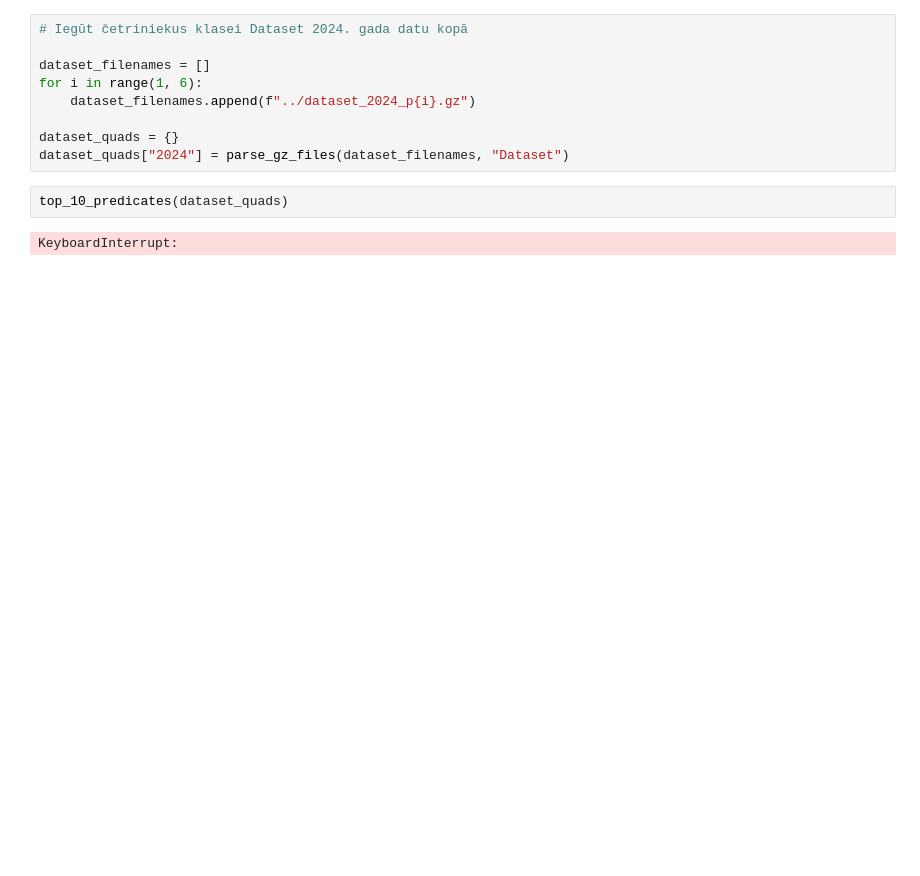
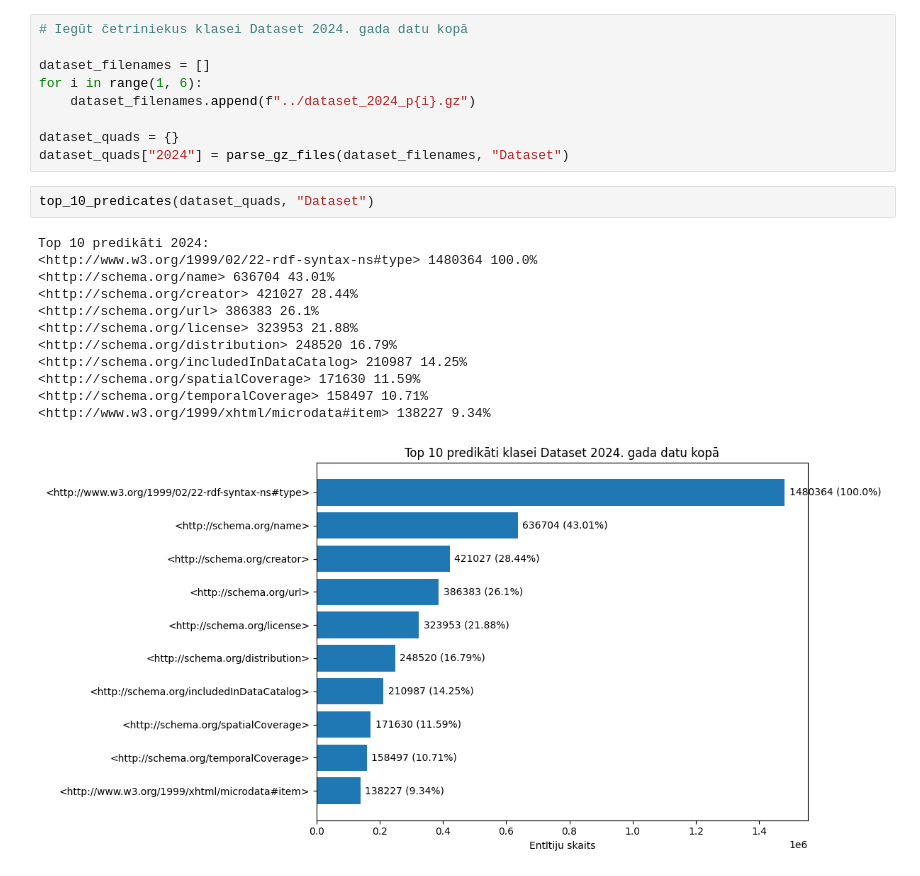
Before and after one commit to alexxxey0/SchemaOrg_Datu_Analize, a Jupyter notebook: analize_Dataset.ipynb, the cells around one changed output. Cells and saved outputs as stored; diff of their text form; blank space fills up the shorter version.

```diff
--- a/analize_Dataset.ipynb
+++ b/analize_Dataset.ipynb
@@ -12,6 +12,17 @@ for i in range(1, 6):
 dataset_quads = {}
 dataset_quads["2024"] = parse_gz_files(dataset_filenames, "Dataset")
 # %%
-top_10_predicates(dataset_quads)
+top_10_predicates(dataset_quads, "Dataset")
 # %% [output]
-KeyboardInterrupt:
+Top 10 predikāti 2024:
+<http://www.w3.org/1999/02/22-rdf-syntax-ns#type> 1480364 100.0%
+<http://schema.org/name> 636704 43.01%
+<http://schema.org/creator> 421027 28.44%
+<http://schema.org/url> 386383 26.1%
+<http://schema.org/license> 323953 21.88%
+<http://schema.org/distribution> 248520 16.79%
+<http://schema.org/includedInDataCatalog> 210987 14.25%
+<http://schema.org/spatialCoverage> 171630 11.59%
+<http://schema.org/temporalCoverage> 158497 10.71%
+<http://www.w3.org/1999/xhtml/microdata#item> 138227 9.34%
+[figure, added]
```
Also changed, not shown: parts of 2 cells of this notebook, 4 other files.
